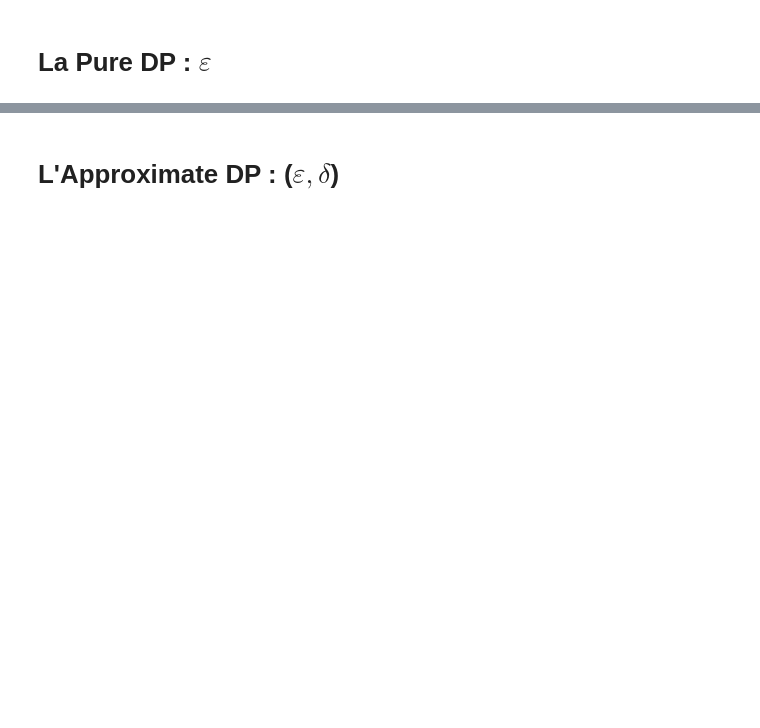
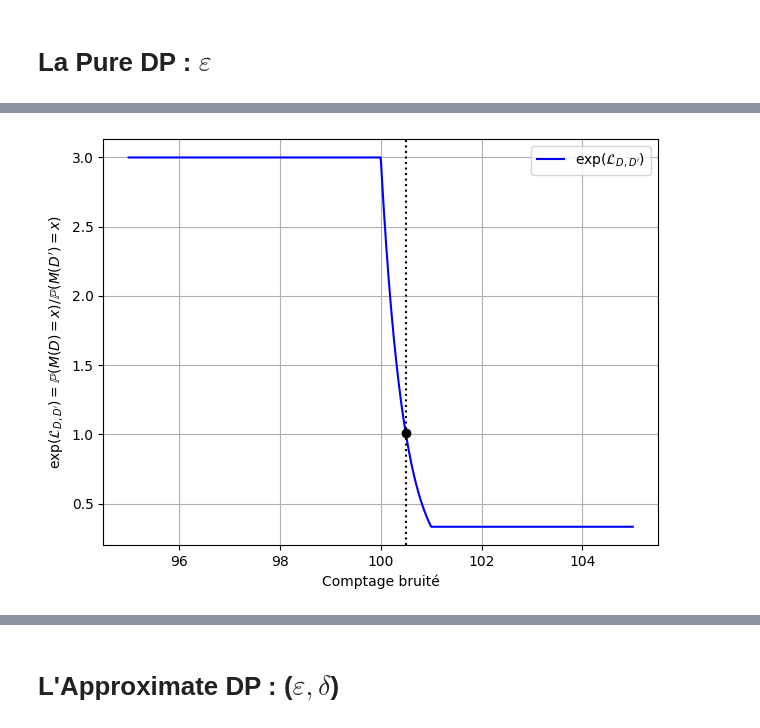
Before and after one commit to InseeFrLab/diff-privacy, a Jupyter notebook: comprendre_dp.ipynb, the cells around one changed output, grey strips where cells are left out. Cells and saved outputs as stored; diff of their text form; code cells hidden in the pictures; blank space fills up the shorter version.

```diff
--- a/comprendre_dp.ipynb
+++ b/comprendre_dp.ipynb
@@ -44,3 +43,41 @@ plt.show()
+# %%
+import numpy as np
+import matplotlib.pyplot as plt
+from scipy.stats import laplace
+
+# Paramètres
+x = np.linspace(95, 105, 1000)
+mu1, mu2 = 100, 101
+b = 1 / np.log(3)
+
+# Densités
+y1 = laplace.pdf(x, loc=mu1, scale=b)  # P(M(D) = x)
+y2 = laplace.pdf(x, loc=mu2, scale=b)  # P(M(D') = x)
+
+# Calcul de l'exponentielle de la perte de confidentialité
+ratio = y1 / y2  # = exp(𝓛)
+
+# Trouver le point où exp(𝓛) est le plus proche de 1
+idx_target = np.argmin(np.abs(ratio-1))
+x_target = x[idx_target]
+y_target = ratio[idx_target]
+
+# Tracé
+plt.plot(x, ratio, color='blue', label=r"$\exp(\mathcal{L}_{D, D'})$")
+
+# Ligne pointillée verticale depuis l’axe des x
+plt.axvline(x=x_target, linestyle='dotted', color='black')
+plt.plot(x_target, y_target, 'o', color='black')
+
+# Mise en forme
+plt.xlabel("Comptage bruité")
+plt.ylabel(r"$\exp(\mathcal{L}_{D, D'}) = \mathbb{P}(M(D) = x)/ \mathbb{P}(M(D') = x)$")
+plt.grid(True)
+plt.legend()
+plt.tight_layout()
+plt.show()
+# %% [output]
+[figure, added]
 # %%
 import numpy as np
 import matplotlib.pyplot as plt
```
Also changed, not shown: parts of 7 cells of this notebook.
